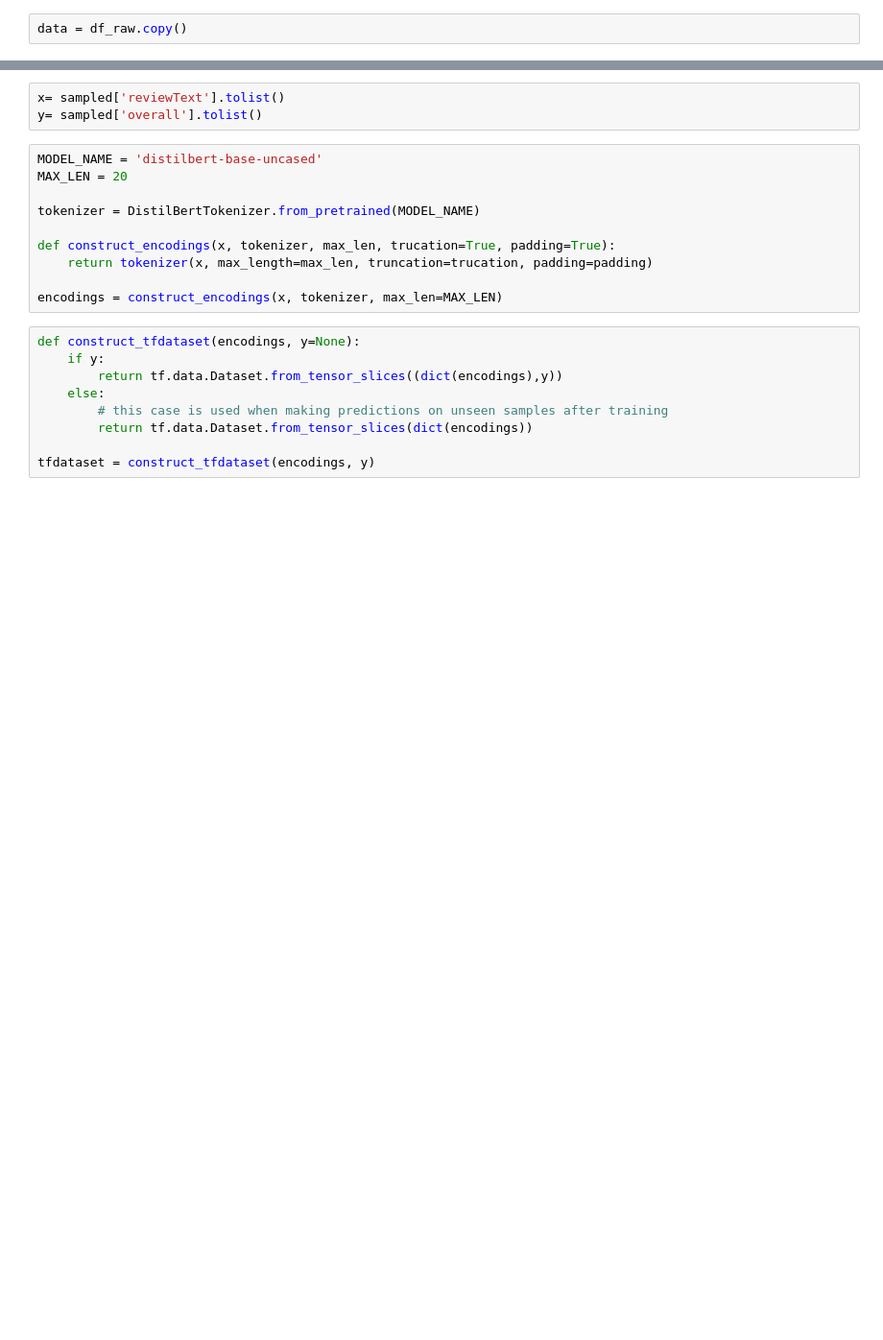
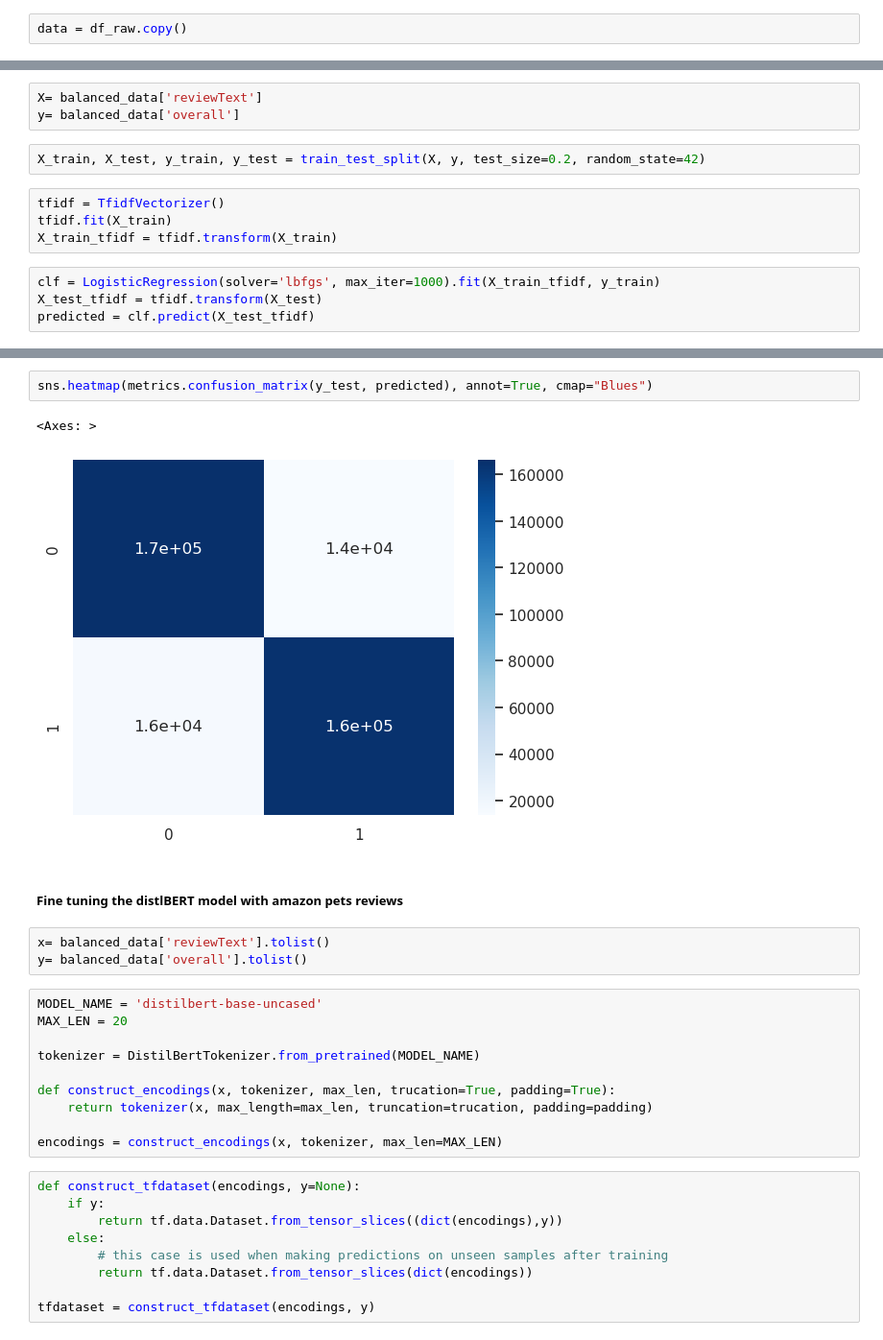
Before and after one commit to acmkc/NLP_Final_Individual_Project, a Jupyter notebook: Code/final.ipynb, the cells around one changed output, grey strips where cells are left out. Shown at 96% size. Saved outputs shown, nothing was run; the diff lists cells and outputs as text; blank space fills up the shorter version.

```diff
--- a/Code/final.ipynb
+++ b/Code/final.ipynb
@@ -390,0 +492,13 @@ sampled = data.sample(frac=perc)
+# %%
+X= balanced_data['reviewText']
+y= balanced_data['overall']
+# %%
+X_train, X_test, y_train, y_test = train_test_split(X, y, test_size=0.2, random_state=42)
+# %%
+tfidf = TfidfVectorizer()
+tfidf.fit(X_train)
+X_train_tfidf = tfidf.transform(X_train)
+# %%
+clf = LogisticRegression(solver='lbfgs', max_iter=1000).fit(X_train_tfidf, y_train)
+X_test_tfidf = tfidf.transform(X_test)
+predicted = clf.predict(X_test_tfidf)
@@ -391,6 +520,13 @@ sampled = data.sample(frac=perc)
+# %%
+sns.heatmap(metrics.confusion_matrix(y_test, predicted), annot=True, cmap="Blues")
+# %% [output]
+<Axes: >
+[figure, added]
+# %% [markdown]
+##### Fine tuning the distlBERT model with amazon pets reviews
 # %%
-x= sampled['reviewText'].tolist()
-y= sampled['overall'].tolist()
+x= balanced_data['reviewText'].tolist()
+y= balanced_data['overall'].tolist()
 # %%
 MODEL_NAME = 'distilbert-base-uncased'
 MAX_LEN = 20
```
Also changed, not shown: parts of 55 cells of this notebook.
